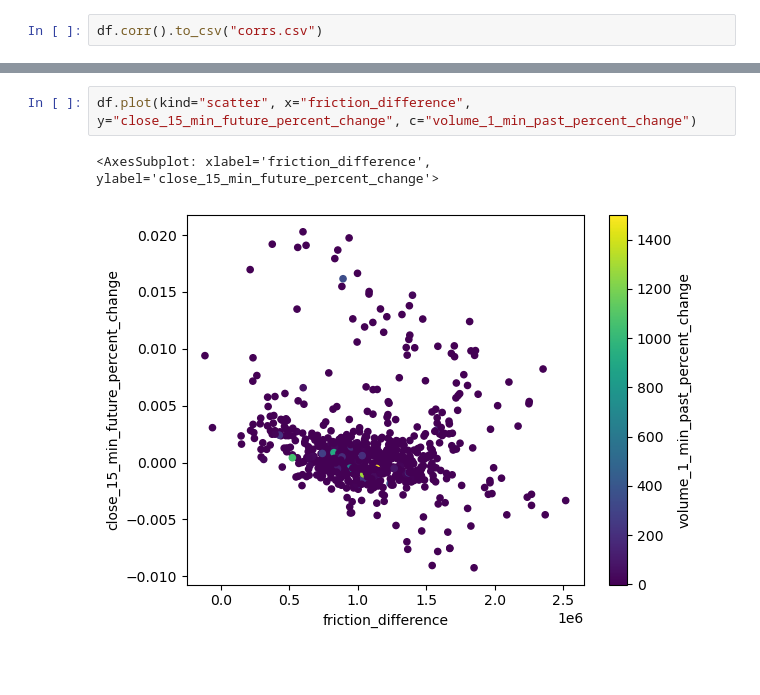
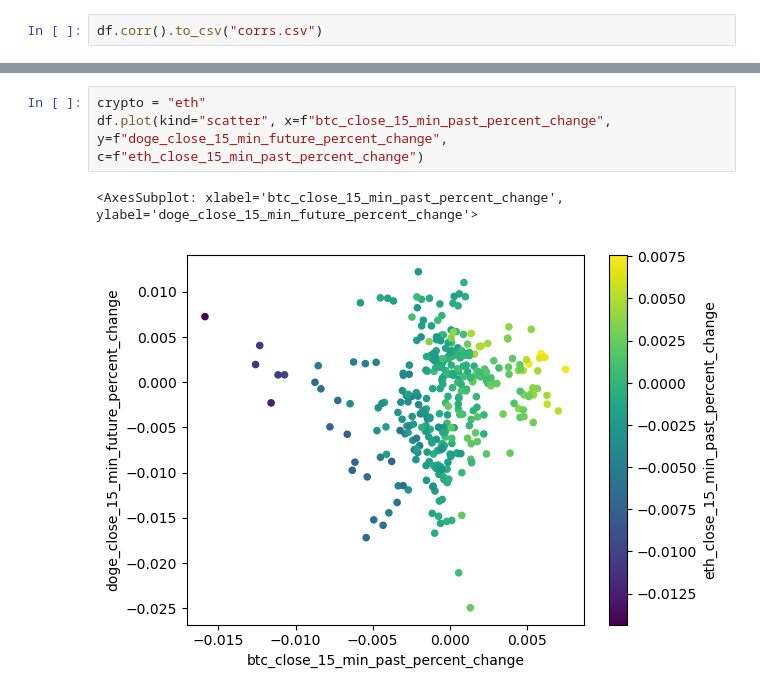
Before and after one commit to XanderGardner/crypto_analysis, a Jupyter notebook: data_analysis/level2_analysis.ipynb, the cells around one changed output, grey strips where cells are left out. Saved outputs shown, nothing was run; the diff lists cells and outputs as text; blank space fills up the shorter version.

```diff
--- a/data_analysis/level2_analysis.ipynb
+++ b/data_analysis/level2_analysis.ipynb
@@ -29,5 +35,6 @@ df.corr().to_csv("corrs.csv")
 # %%
-df.plot(kind="scatter", x="friction_difference", y="close_15_min_future_percent_change", c="volume_1_min_past_percent_change")
+crypto = "eth"
+df.plot(kind="scatter", x=f"btc_close_15_min_past_percent_change", y=f"doge_close_15_min_future_percent_change", c=f"eth_close_15_min_past_percent_change")
 # %% [output]
-<AxesSubplot: xlabel='friction_difference', ylabel='close_15_min_future_percent_change'>
+<AxesSubplot: xlabel='btc_close_15_min_past_percent_change', ylabel='doge_close_15_min_future_percent_change'>
-[figure, old version]
+[figure, new version]
```
Also changed, not shown: parts of 2 cells of this notebook.
